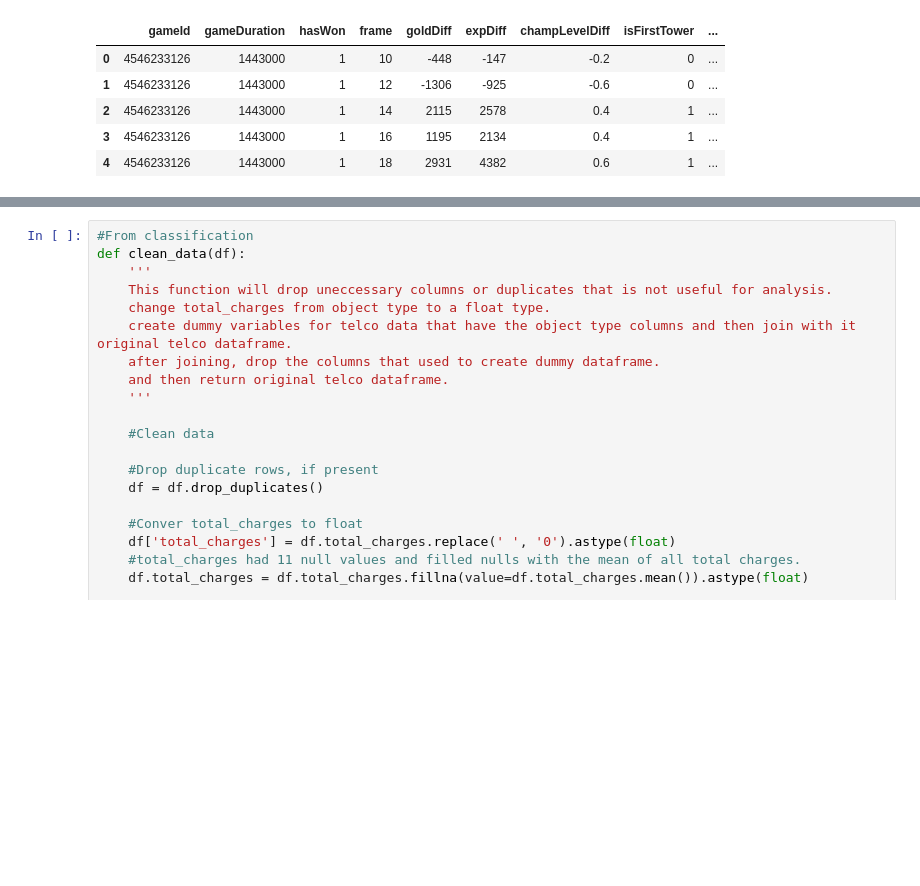
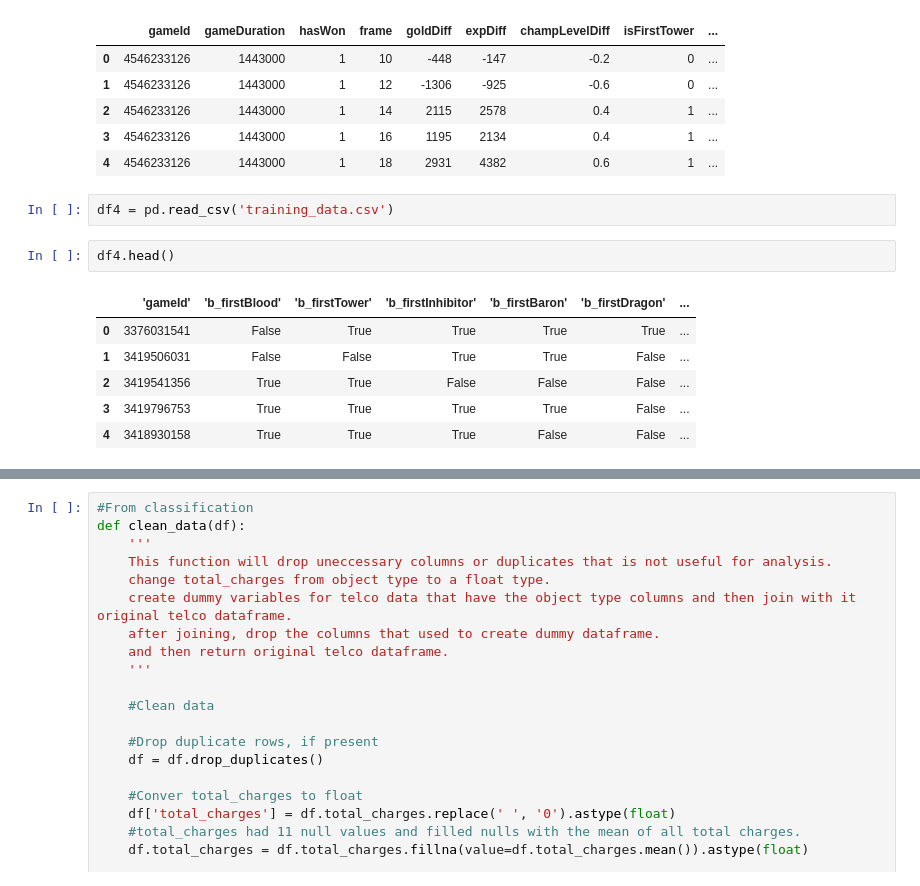
Before and after one commit to Olivert75/personal_project, a Jupyter notebook: exploratory_notebook.ipynb, the cells around one changed output, grey strips where cells are left out. Cells and saved outputs as stored; diff of their text form; blank space fills up the shorter version.

Commit message:
mess around with merge two dataframe together

```diff
--- a/exploratory_notebook.ipynb
+++ b/exploratory_notebook.ipynb
@@ -120,3 +38,14 @@ df3.head()
 | 2 | 4546233126 | 1443000 | 1 | 14 | 2115 | 2578 | 0.4 | 1 | ... |
 | 3 | 4546233126 | 1443000 | 1 | 16 | 1195 | 2134 | 0.4 | 1 | ... |
 | 4 | 4546233126 | 1443000 | 1 | 18 | 2931 | 4382 | 0.6 | 1 | ... |
+# %%
+df4 = pd.read_csv('training_data.csv')
+# %%
+df4.head()
+# %% [output]
+|  | 'gameId' | 'b_firstBlood' | 'b_firstTower' | 'b_firstInhibitor' | 'b_firstBaron' | 'b_firstDragon' | ... |
+| 0 | 3376031541 | False | True | True | True | True | ... |
+| 1 | 3419506031 | False | False | True | True | False | ... |
+| 2 | 3419541356 | True | True | False | False | False | ... |
+| 3 | 3419796753 | True | True | True | True | False | ... |
+| 4 | 3418930158 | True | True | True | False | False | ... |
```
Also changed, not shown: parts of 28 cells of this notebook.
